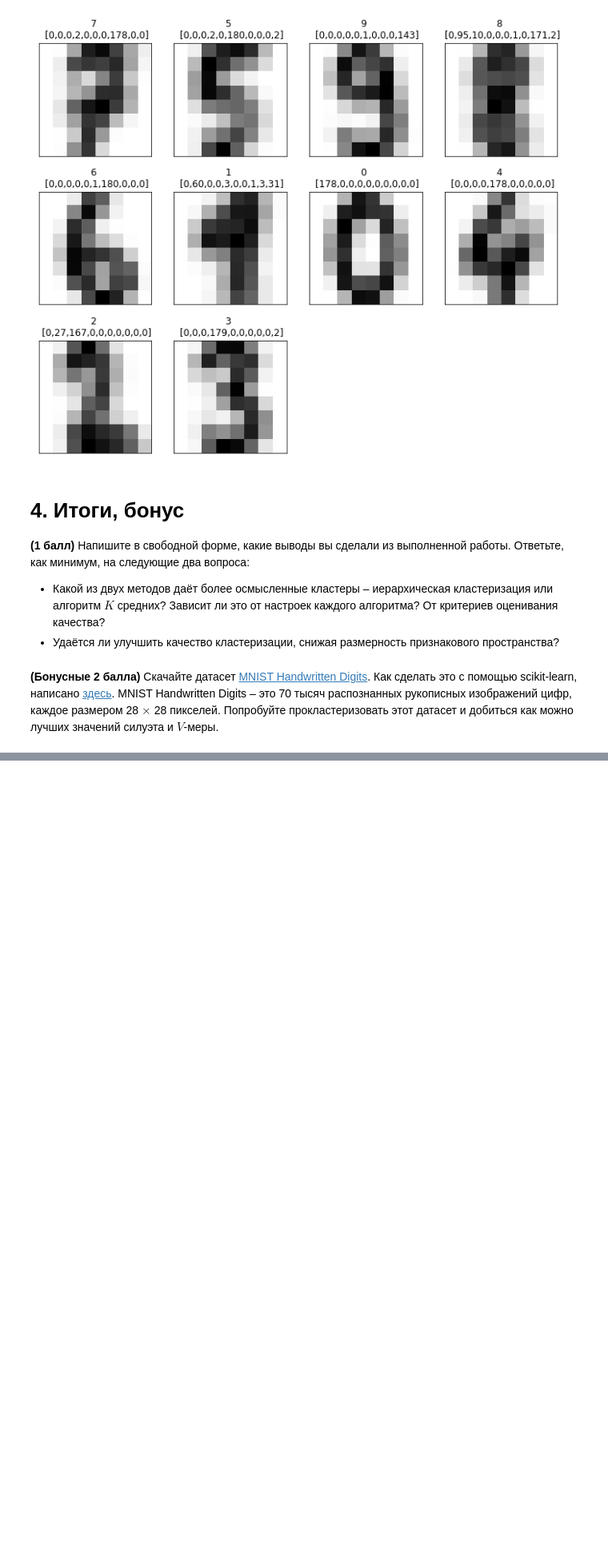
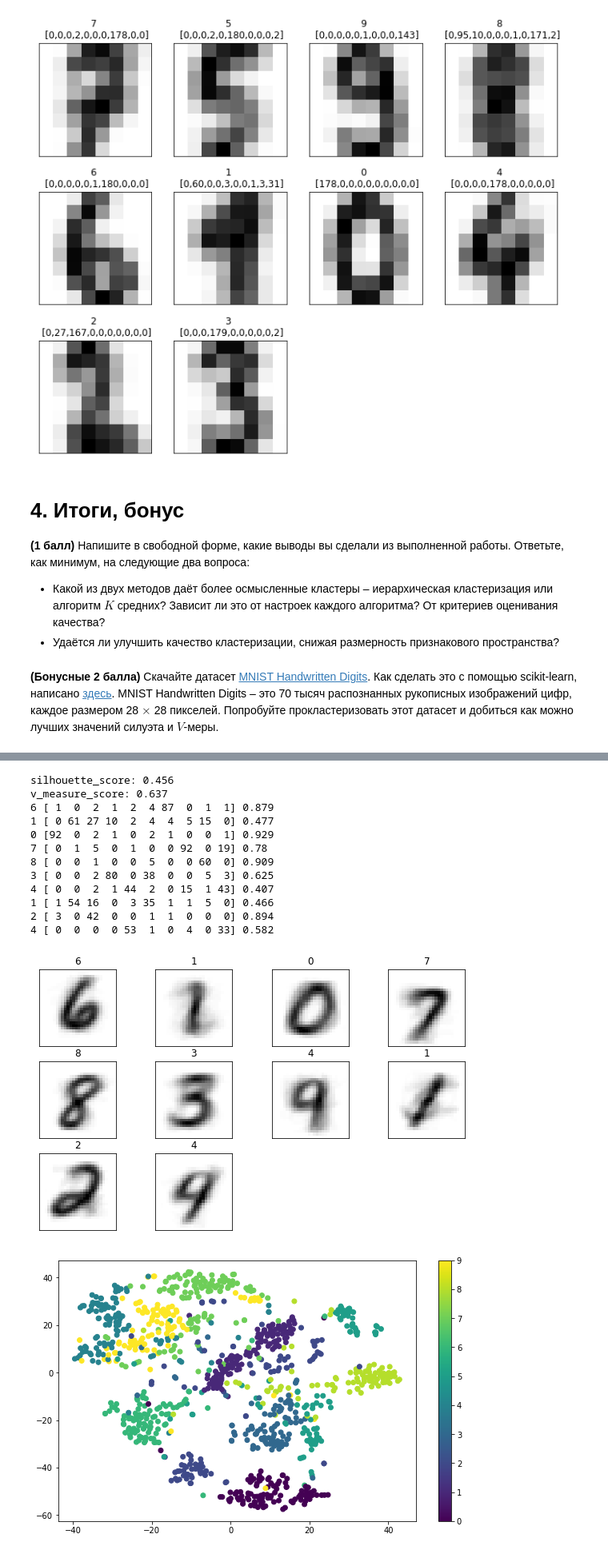
Before and after one commit to MitrofanovDmitry/study, a Jupyter notebook: practice/59 clustering/clustering.ipynb, the cells around one changed output, grey strips where cells are left out. Shown at 80% size. Cells and saved outputs as stored; diff of their text form; code cells hidden in the pictures; blank space fills up the shorter version.

```diff
--- a/practice/59 clustering/clustering.ipynb
+++ b/practice/59 clustering/clustering.ipynb
@@ -332,0 +357,35 @@ for ax in axes.flat[-2:]: fig.delaxes(ax)
+# %%
+def predicted(clusters, y):
+    p = np.zeros(len(y))
+    for i in range(10):
+        counts = np.bincount(y[clusters == i])
+        if len(counts):
+            digit = counts.argmax() # most common
+            p[clusters == i] = digit
+    return p
+
+def show_clusters(X, y, clusters):
+    plt.figure(figsize=(10,6))
+    plt.scatter(X[:,0], X[:,1], c=y)
+    plt.colorbar();
+
+def show_centers(X, y, clusters):
+    fig, axes = plt.subplots(3, 4, figsize=(10,6))
+    for c, ax in enumerate(axes.flat[:-2]):
+        counts = np.bincount(y[clusters == c], minlength=10)
+        digit = np.argmax(counts) # most common
+        ax.set(title=digit, xticks=[], yticks=[])
+        x_center = X[clusters == c].mean(axis=0)
+        ax.imshow((255-x_center).reshape((28,28)), cmap='gray')
+    for ax in axes.flat[-2:]: fig.delaxes(ax)
+
+def print_counts(y, clusters):
+    for i in range(10):
+        counts = np.bincount(y[clusters == i], minlength=10)
+        digit = np.argmax(counts) # most common
+        rate = np.around(counts[digit] / sum(counts), 3)
+        print(digit, counts, rate)
+
+def print_metrics(X, y, clusters):
+    print(f'silhouette_score: {silhouette_score(X, clusters):.3f}')
+    print(f'v_measure_score: {v_measure_score(predicted(clusters, y), y):.3f}')
@@ -332,0 +426,23 @@ for ax in axes.flat[-2:]: fig.delaxes(ax)
+# %%
+#@!
+Xn = TSNE(n_components=2).fit_transform(X)
+clusters = KMeans(n_clusters=10, n_init=10).fit_predict(Xn)
+print_metrics(Xn, y, clusters)
+print_counts(y, clusters)
+show_centers(X, y, clusters)
+show_clusters(Xn, y, clusters)
+# %% [output]
+silhouette_score: 0.456
+v_measure_score: 0.637
+6 [ 1  0  2  1  2  4 87  0  1  1] 0.879
+1 [ 0 61 27 10  2  4  4  5 15  0] 0.477
+0 [92  0  2  1  0  2  1  0  0  1] 0.929
+7 [ 0  1  5  0  1  0  0 92  0 19] 0.78
+8 [ 0  0  1  0  0  5  0  0 60  0] 0.909
+3 [ 0  0  2 80  0 38  0  0  5  3] 0.625
+4 [ 0  0  2  1 44  2  0 15  1 43] 0.407
+1 [ 1 54 16  0  3 35  1  1  5  0] 0.466
+2 [ 3  0 42  0  0  1  1  0  0  0] 0.894
+4 [ 0  0  0  0 53  1  0  4  0 33] 0.582
+[figure, added]
+[figure, added]
```
Also changed, not shown: parts of 12 cells of this notebook.
